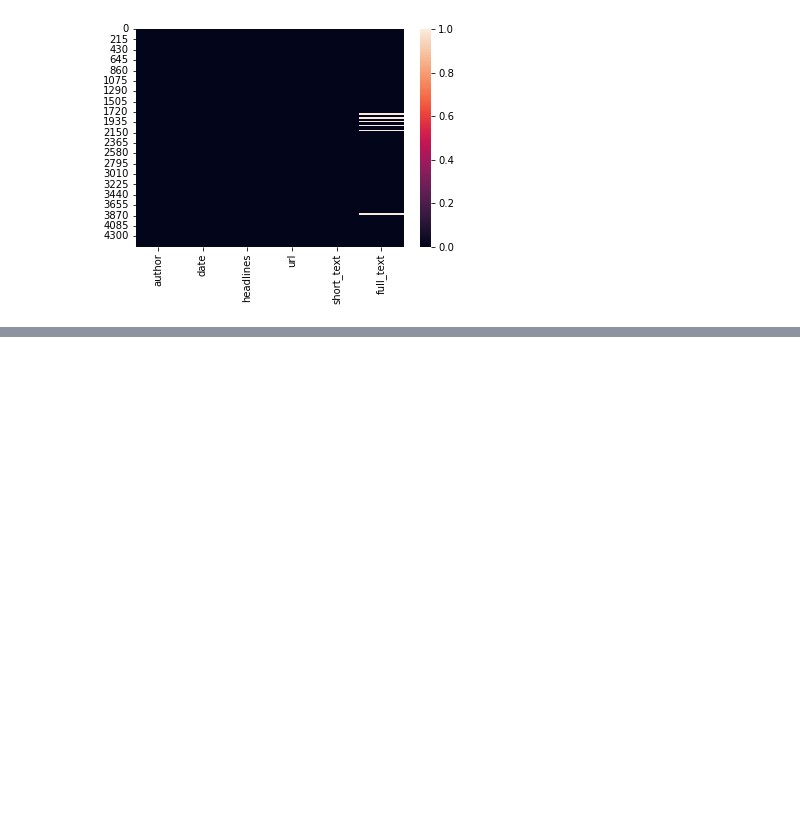
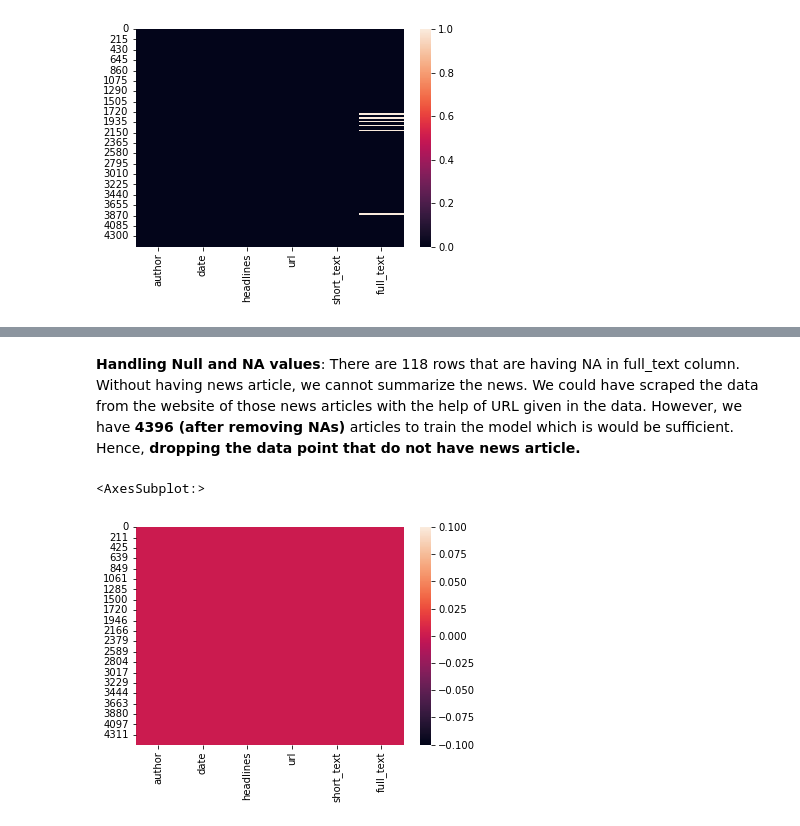
Before and after one commit to chaithrakc/news-summarization, a Jupyter notebook: News-Article-Summarization.ipynb, the cells around one changed output, grey strips where cells are left out. Drawn from its saved outputs; the diff is of its cells as text; code cells hidden in the pictures; blank space fills up the shorter version.

```diff
--- a/News-Article-Summarization.ipynb
+++ b/News-Article-Summarization.ipynb
@@ -4,7 +6,7 @@ import seaborn as sns
 # %% [markdown]
 ### LOADING DATA
 # %%
-summ_df = pd.read_csv(r'data/news_summary.zip', encoding="ISO-8859-1")
-print(f'There are {summ_df.shape[0]} rows and {summ_df.shape[1]} columns in data set-1')
+news_summary_df = pd.read_csv(r'data/news_summary.zip', encoding="ISO-8859-1")
+print(f'There are {news_summary_df.shape[0]} rows and {news_summary_df.shape[1]} columns in data set-1')
 # %% [output]
 There are 4514 rows and 6 columns in data set-1
@@ -34,4 +18,4 @@ summ_more_df.head()
 # %%
 # renmaing the columns for better readability
-summ_df.rename({'read_more':'url', 'text':'short_text', 'ctext':'full_text'}, inplace = True)
-summ_more_df.rename({'text':'full_text'}, inplace=True)
+news_summary_df.rename(columns={'read_more':'url', 'text':'short_text', 'ctext':'full_text'}, inplace = True)
+news_summary_more_df.rename(columns={'text':'full_text'}, inplace=True)
@@ -91,0 +93,8 @@ sns.heatmap(summ_df.isnull())  # few null values are present in full text column
+# %% [markdown]
+**Handling Null and NA values**: There are 118 rows that are having NA in full_text column. Without having news article, we cannot summarize the news. We could have scraped the data from the website of those news articles with the help of URL given in the data. However, we have **4396 (after removing NAs)** articles to train the model which is would be sufficient. Hence, **dropping the data point that do not have news article.**
+# %%
+news_summary_df.dropna(inplace=True)
+sns.heatmap(news_summary_df.isna()) # ensuring there are no NAs
+# %% [output]
+<AxesSubplot:>
+[figure, added]
```
Also changed, not shown: parts of 13 cells of this notebook.
